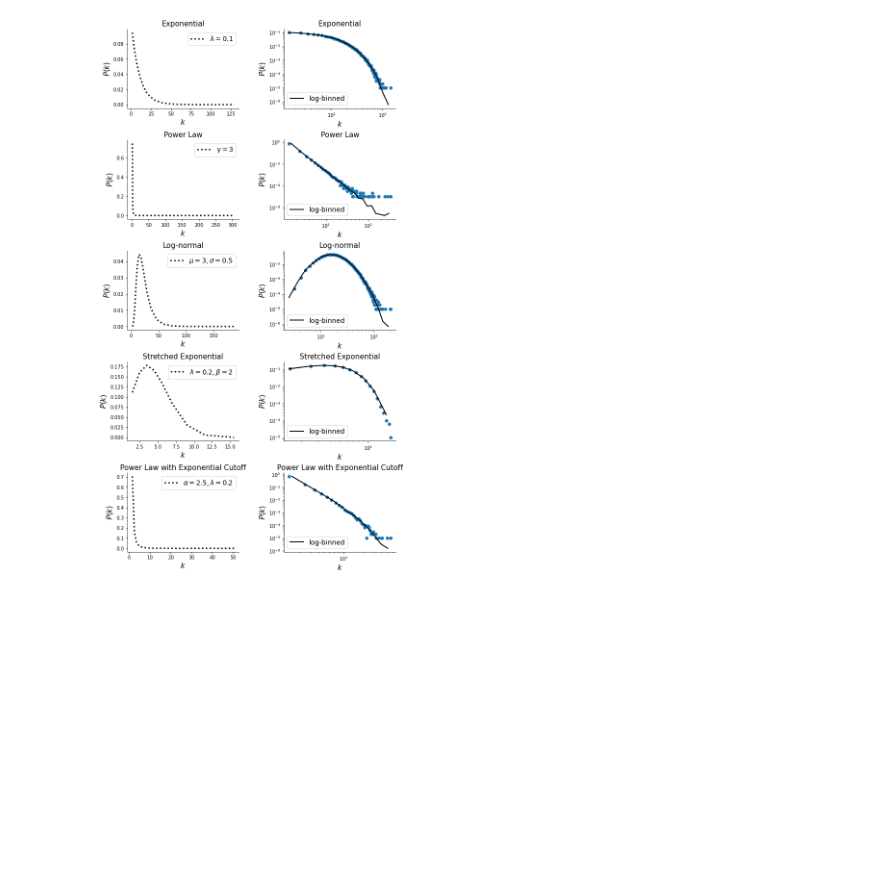
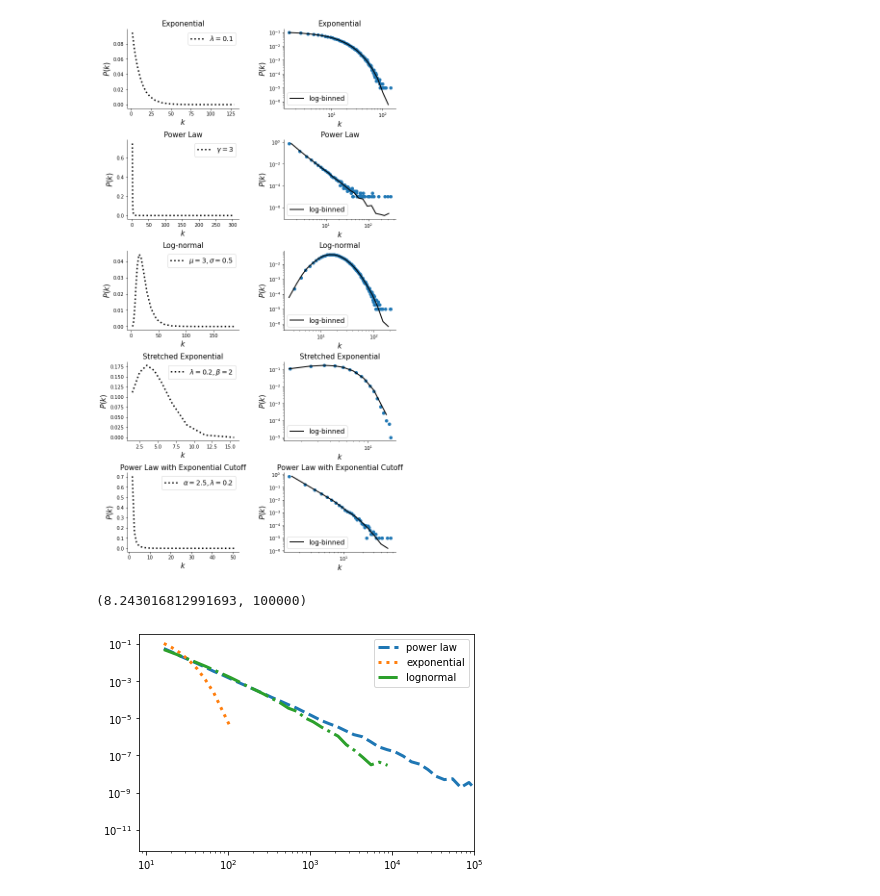
Before and after one commit to ana-vranic/PhD-thesis, a Jupyter notebook: codes/Degree_distributions.ipynb, the cells around one changed output. Drawn from its saved outputs; the diff is of its cells as text; code cells hidden in the pictures; blank space fills up the shorter version.

```diff
--- a/codes/Degree_distributions.ipynb
+++ b/codes/Degree_distributions.ipynb
@@ -95,3 +95,21 @@ c+=1
 plt.savefig("Distributions_plots.pdf", bbox_inches="tight", dpi=200)
 # %% [output]
 [figure]
+# %%
+theoretical_distribution = powerlaw.Power_Law(xmin=15, parameters=[2])
+pl = theoretical_distribution.generate_random(100000)
+# %%
+theoretical_distribution = powerlaw.Exponential(xmin=15, parameters=[0.125])
+exp = theoretical_distribution.generate_random(100000)
+# %%
+theoretical_distribution = powerlaw.Lognormal(xmin=15, parameters=[0.3,2])
+lognormal = theoretical_distribution.generate_random(100000)
+# %%
+powerlaw.plot_pdf(pl, linewidth=3, linestyle='--', label='power law')
+powerlaw.plot_pdf(exp, linewidth=3, linestyle=':', label= 'exponential')
+powerlaw.plot_pdf(lognormal, linewidth=3, linestyle='-.', label='lognormal')
+plt.legend()
+plt.xlim(xmax=100000)
+# %% [output]
+(8.243016812991693, 100000)
+[figure, added]
```
Also changed, not shown: 15 other files.
